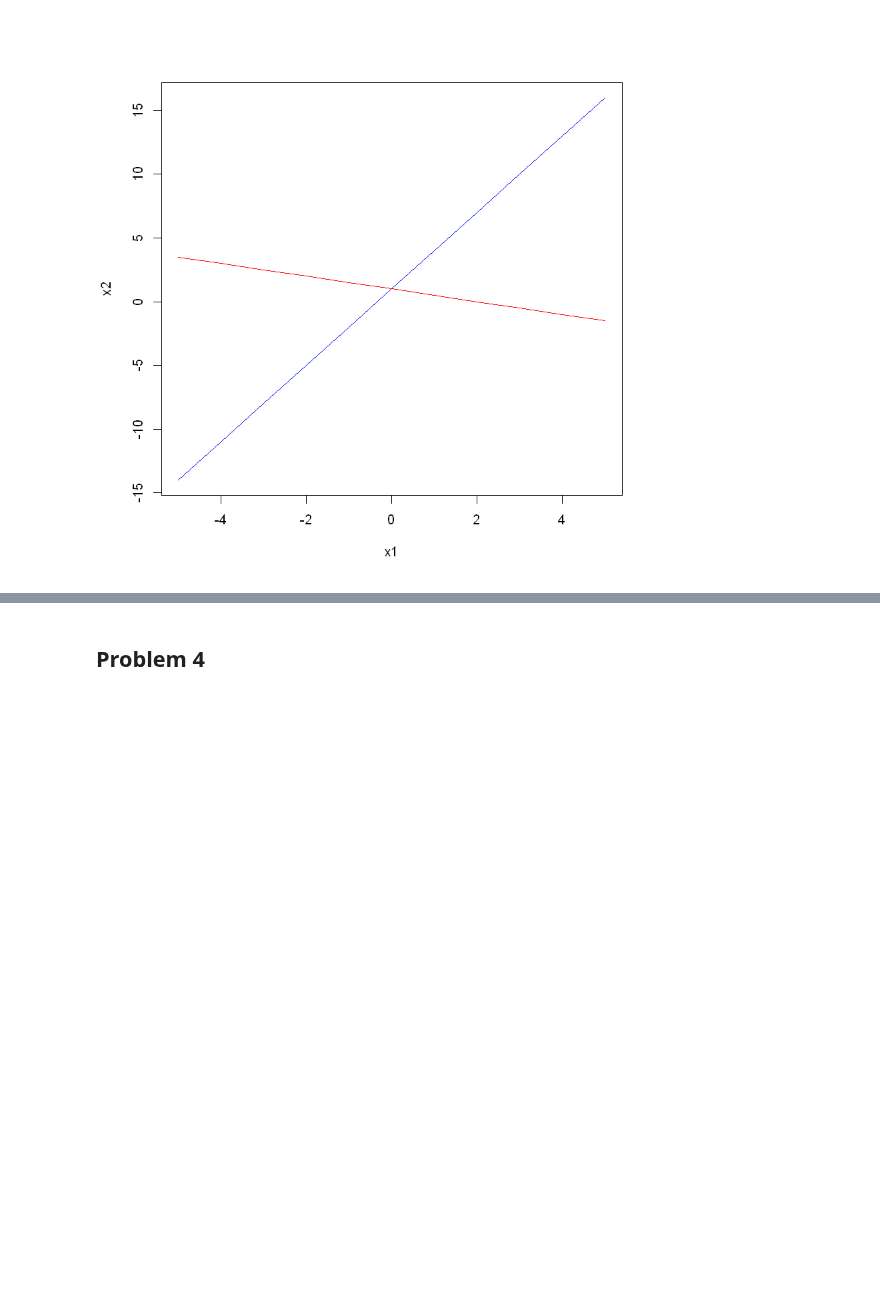
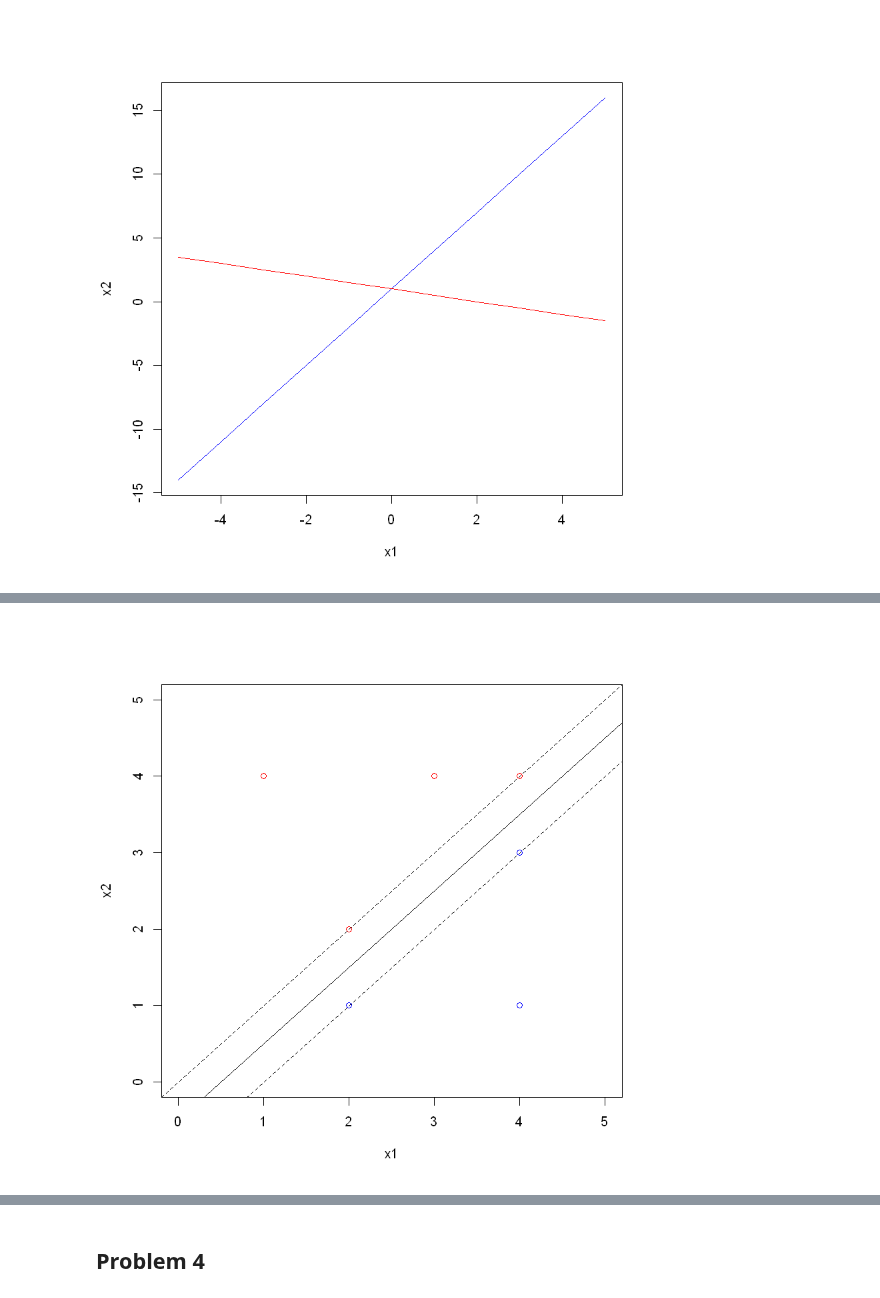
Before and after one commit to kuzn137/Statistical_problems, a Jupyter notebook: Ch9R.ipynb, the cells around one changed output, grey strips where cells are left out. Cells and saved outputs as stored; diff of their text form; code cells hidden in the pictures; blank space fills up the shorter version.

```diff
--- a/Ch9R.ipynb
+++ b/Ch9R.ipynb
@@ -26,0 +51,10 @@ library(ISLR)
+# %%
+x1 = c(3, 2, 4, 1, 2, 4, 4)
+x2 = c(4, 2, 4, 4, 1, 3, 1)
+y = c("red", "red", "red", "red", "blue", "blue", "blue")
+plot(x1, x2, col = y, xlim = c(0, 5), ylim = c(0, 5))
+abline(-0.5, 1)
+abline(-1, 1, lty = 2)
+abline(0, 1, lty = 2)
+# %% [output]
+[figure, added]
```
Also changed, not shown: parts of 4 cells of this notebook.
